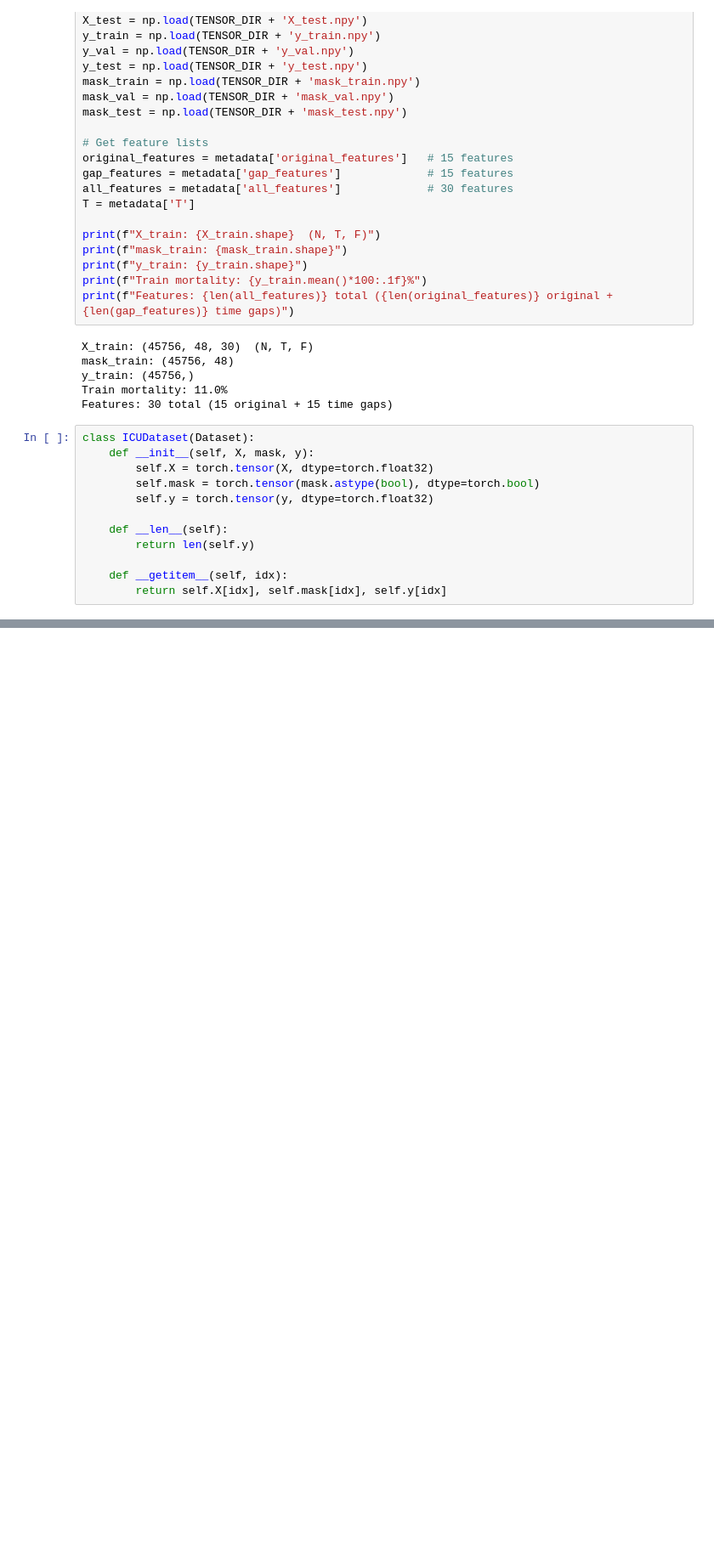
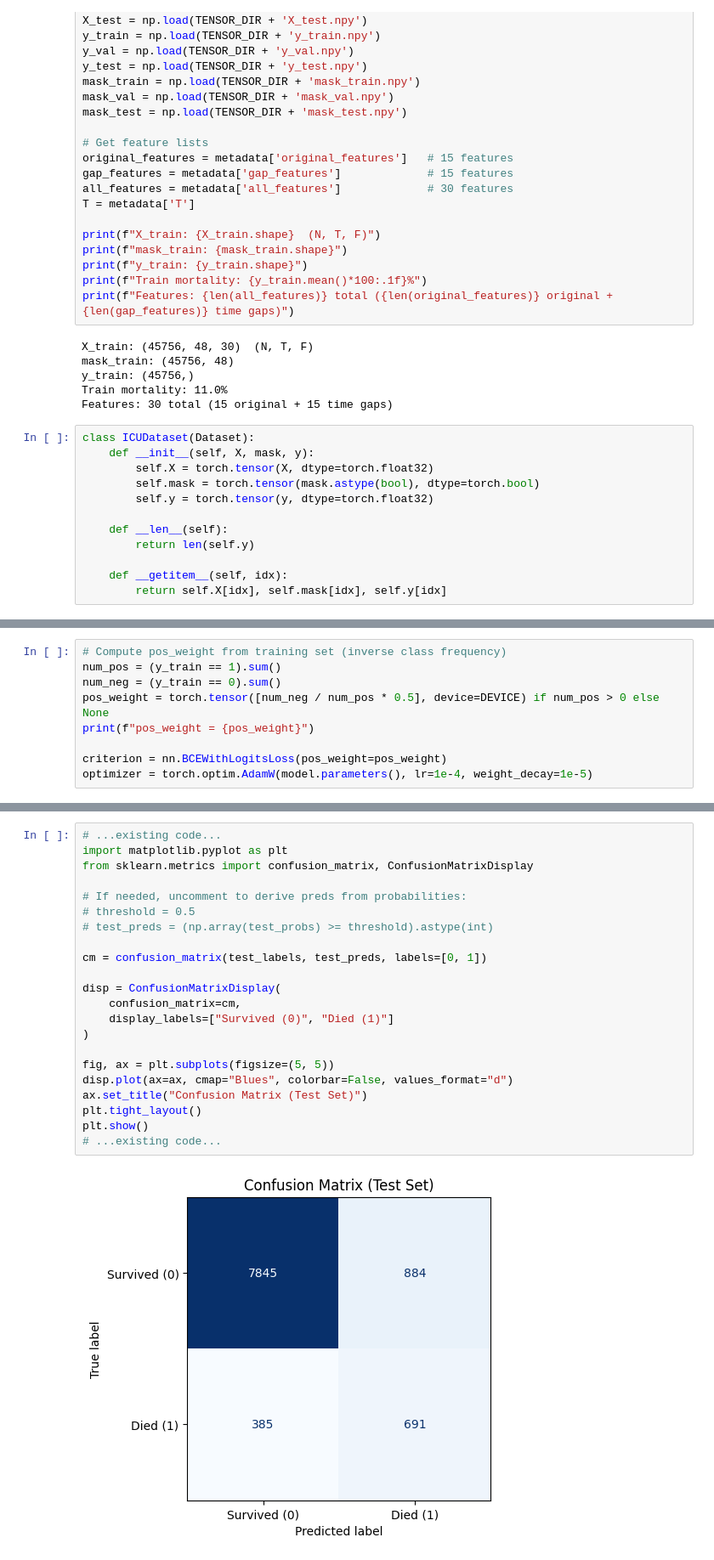
Before and after one commit to AkshatGupte/Research_Temporal_Mechanisms, a Jupyter notebook: Model_GPT.ipynb, the cells around one changed output, grey strips where cells are left out. Shown at 85% size. Drawn from its saved outputs; the diff is of its cells as text; blank space fills up the shorter version.

```diff
--- a/Model_GPT.ipynb
+++ b/Model_GPT.ipynb
@@ -381,0 +297,9 @@ TEST SET RESULTS
+# %%
+# Compute pos_weight from training set (inverse class frequency)
+num_pos = (y_train == 1).sum()
+num_neg = (y_train == 0).sum()
+pos_weight = torch.tensor([num_neg / num_pos * 0.5], device=DEVICE) if num_pos > 0 else None
+print(f"pos_weight = {pos_weight}")
+
+criterion = nn.BCEWithLogitsLoss(pos_weight=pos_weight)
+optimizer = torch.optim.AdamW(model.parameters(), lr=1e-4, weight_decay=1e-5)
@@ -381,0 +465,24 @@ TEST SET RESULTS
+# %%
+# ...existing code...
+import matplotlib.pyplot as plt
+from sklearn.metrics import confusion_matrix, ConfusionMatrixDisplay
+
+# If needed, uncomment to derive preds from probabilities:
+# threshold = 0.5
+# test_preds = (np.array(test_probs) >= threshold).astype(int)
+
+cm = confusion_matrix(test_labels, test_preds, labels=[0, 1])
+
+disp = ConfusionMatrixDisplay(
+    confusion_matrix=cm,
+    display_labels=["Survived (0)", "Died (1)"]
+)
+
+fig, ax = plt.subplots(figsize=(5, 5))
+disp.plot(ax=ax, cmap="Blues", colorbar=False, values_format="d")
+ax.set_title("Confusion Matrix (Test Set)")
+plt.tight_layout()
+plt.show()
+# ...existing code...
+# %% [output]
+[figure, added]
```
Also changed, not shown: parts of 32 cells of this notebook, 13 other files.
